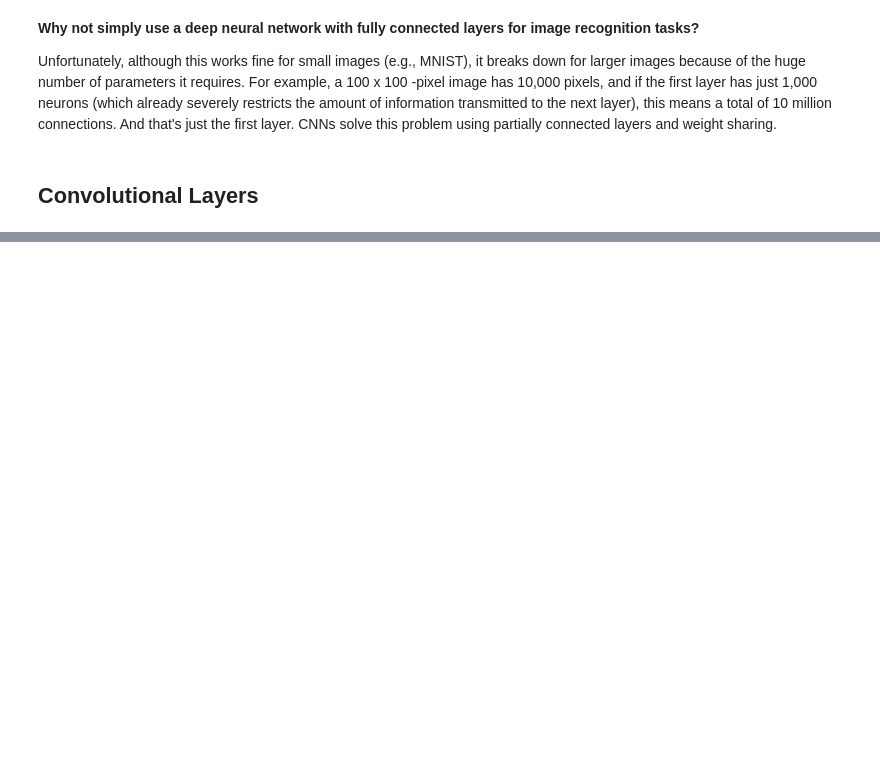
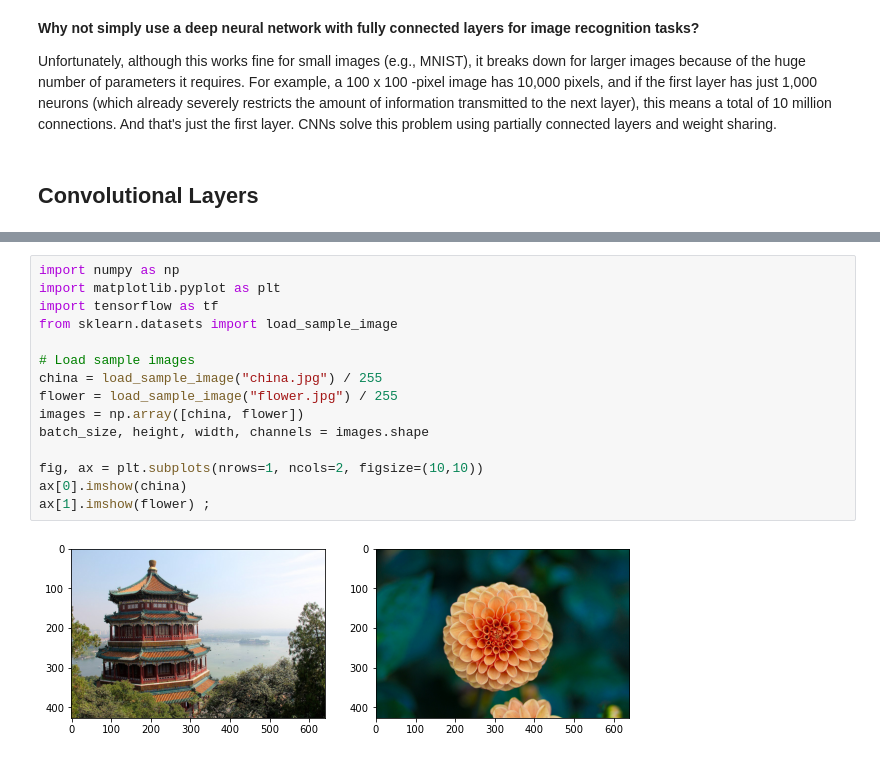
Before and after one commit to jigarparekh279/Machine_Learning_Python, a Jupyter notebook: 8_DL_04_TensorFlow_for_DL_CNN.ipynb, the cells around one changed output, grey strips where cells are left out. Cells and saved outputs as stored; diff of their text form; blank space fills up the shorter version.

```diff
--- a/8_DL_04_TensorFlow_for_DL_CNN.ipynb
+++ b/8_DL_04_TensorFlow_for_DL_CNN.ipynb
@@ -32,0 +53,17 @@ Now if all neurons in a layer use the same vertical line filter (and the same bi
+# %%
+import numpy as np
+import matplotlib.pyplot as plt
+import tensorflow as tf
+from sklearn.datasets import load_sample_image
+
+# Load sample images
+china = load_sample_image("china.jpg") / 255
+flower = load_sample_image("flower.jpg") / 255
+images = np.array([china, flower])
+batch_size, height, width, channels = images.shape
+
+fig, ax = plt.subplots(nrows=1, ncols=2, figsize=(10,10))
+ax[0].imshow(china)
+ax[1].imshow(flower) ;
+# %% [output]
+[figure, added]
```
Also changed, not shown: parts of 21 cells of this notebook, 15 other files.
